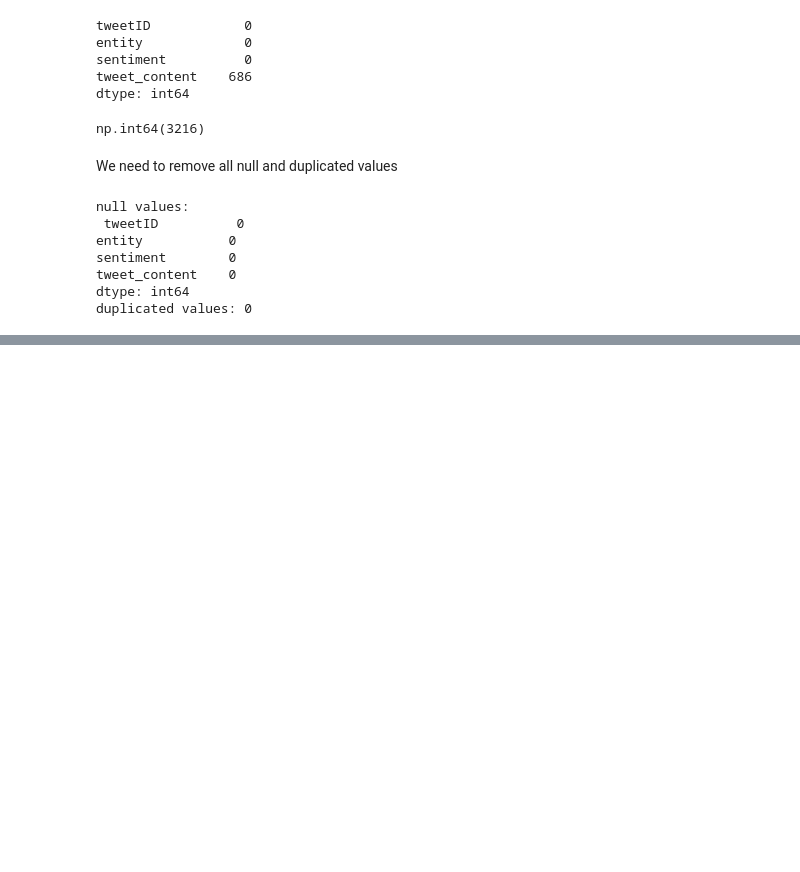
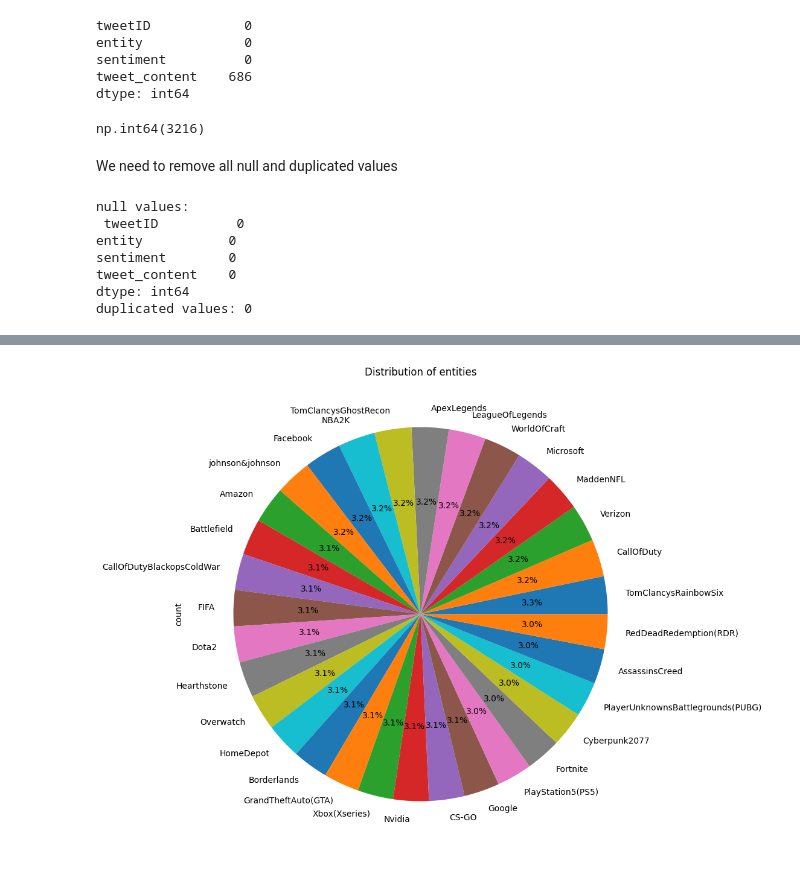
Before and after one commit to Clmnt-Cash/tweet_sentiment, a Jupyter notebook: main.ipynb, the cells around one changed output, grey strips where cells are left out. Drawn from its saved outputs; the diff is of its cells as text; code cells hidden in the pictures; blank space fills up the shorter version.

Commit message:
sentiment_graph_analysis

```diff
--- a/main.ipynb
+++ b/main.ipynb
@@ -81,0 +84,3 @@ duplicated values: 0
+# %%
+twitts.drop(columns=['tweetID','tweet_content'],inplace=True)
+twitts.head()
@@ -81,0 +106,8 @@ duplicated values: 0
+# %%
+entity_content=twitts['entity'].value_counts()
+entity_content.plot(kind='pie', autopct='%1.1f%%', figsize=(10, 12))
+plt.title('Distribution of entities')
+
+plt.show()
+# %% [output]
+[figure, added]
```
Also changed, not shown: parts of 9 cells of this notebook.
